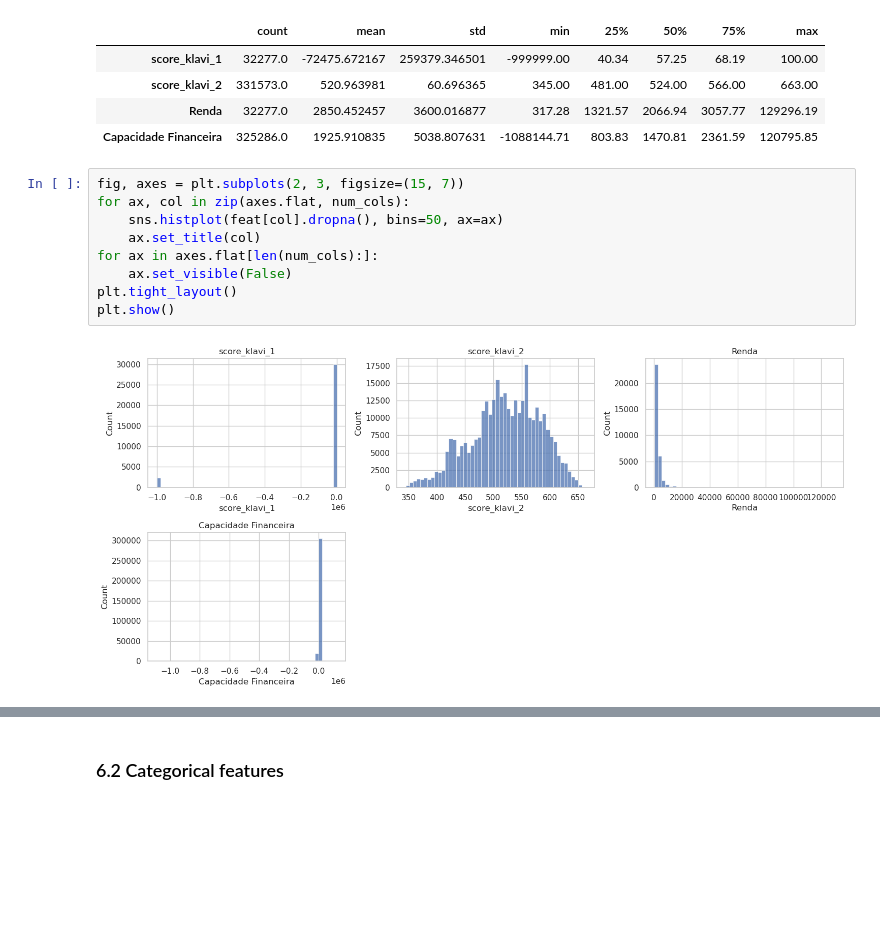
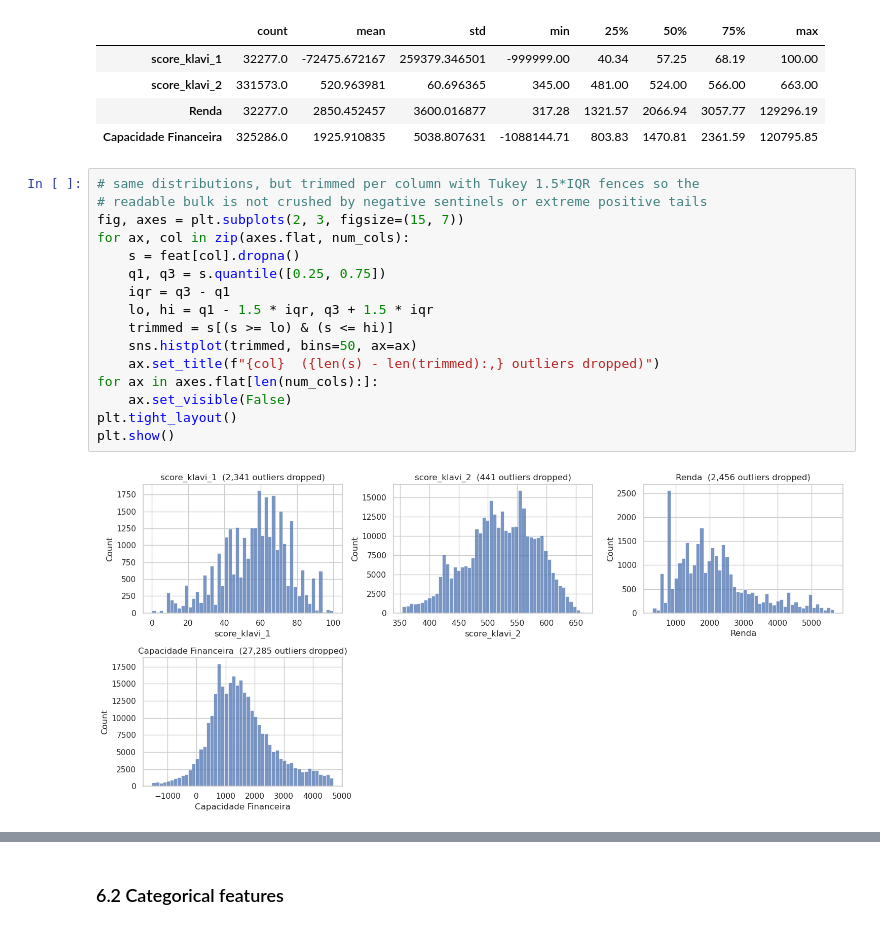
Before and after one commit to nocedan/credit-policy-analisys, a Jupyter notebook: notebooks/1.0-dn-initial-data-exploration.ipynb, the cells around one changed output, grey strips where cells are left out. Drawn from its saved outputs; the diff is of its cells as text; blank space fills up the shorter version.

```diff
--- a/notebooks/1.0-dn-initial-data-exploration.ipynb
+++ b/notebooks/1.0-dn-initial-data-exploration.ipynb
@@ -345,14 +401,21 @@ feat[num_cols].describe().T
 | score_klavi_2 | 331573.0 | 520.963981 | 60.696365 | 345.00 | 481.00 | 524.00 | 566.00 | 663.00 |
 | Renda | 32277.0 | 2850.452457 | 3600.016877 | 317.28 | 1321.57 | 2066.94 | 3057.77 | 129296.19 |
 | Capacidade Financeira | 325286.0 | 1925.910835 | 5038.807631 | -1088144.71 | 803.83 | 1470.81 | 2361.59 | 120795.85 |
-# %%
-fig, axes = plt.subplots(2, 3, figsize=(15, 7))
-for ax, col in zip(axes.flat, num_cols):
-    sns.histplot(feat[col].dropna(), bins=50, ax=ax)
-    ax.set_title(col)
-for ax in axes.flat[len(num_cols):]:
-    ax.set_visible(False)
-plt.tight_layout()
-plt.show()
-# %% [output]
-[figure, removed]
+# %%
+# same distributions, but trimmed per column with Tukey 1.5*IQR fences so the
+# readable bulk is not crushed by negative sentinels or extreme positive tails
+fig, axes = plt.subplots(2, 3, figsize=(15, 7))
+for ax, col in zip(axes.flat, num_cols):
+    s = feat[col].dropna()
+    q1, q3 = s.quantile([0.25, 0.75])
+    iqr = q3 - q1
+    lo, hi = q1 - 1.5 * iqr, q3 + 1.5 * iqr
+    trimmed = s[(s >= lo) & (s <= hi)]
+    sns.histplot(trimmed, bins=50, ax=ax)
+    ax.set_title(f"{col}  ({len(s) - len(trimmed):,} outliers dropped)")
+for ax in axes.flat[len(num_cols):]:
+    ax.set_visible(False)
+plt.tight_layout()
+plt.show()
+# %% [output]
+[figure, added]
```
Also changed, not shown: parts of 13 cells of this notebook, 1 other file.
